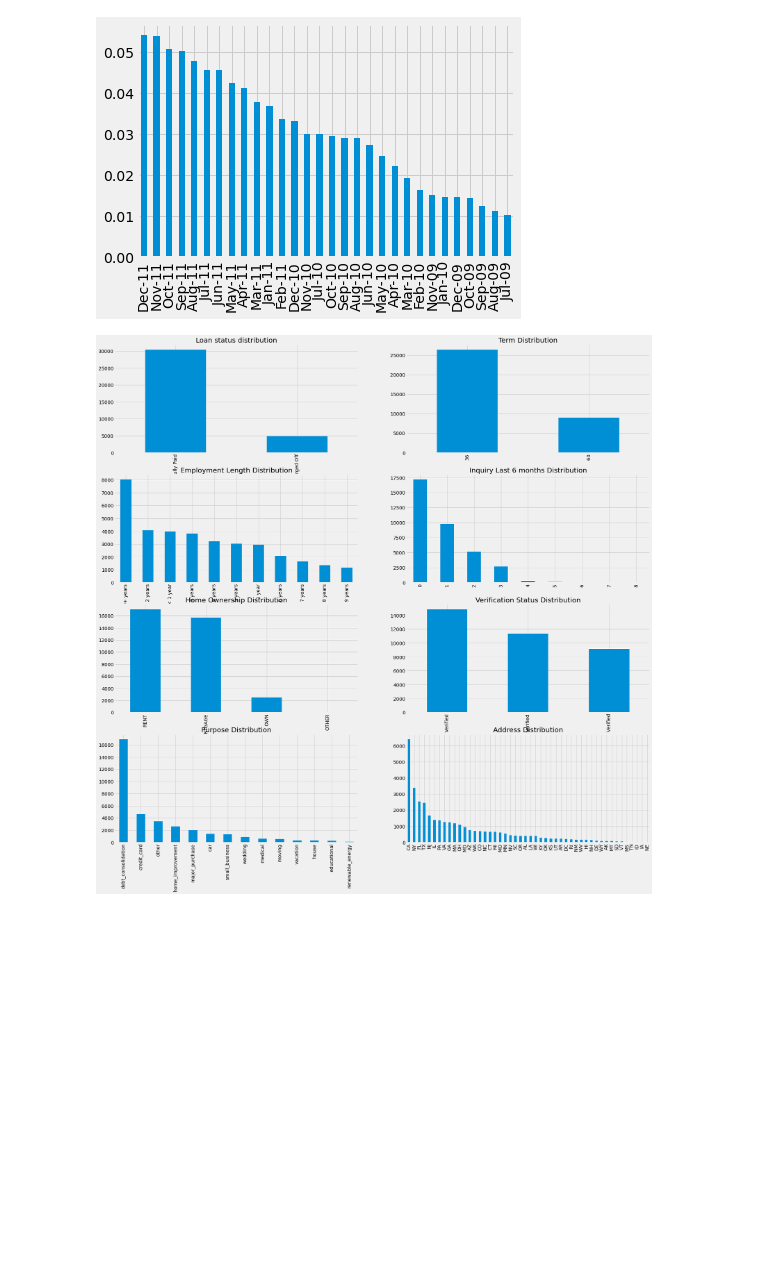
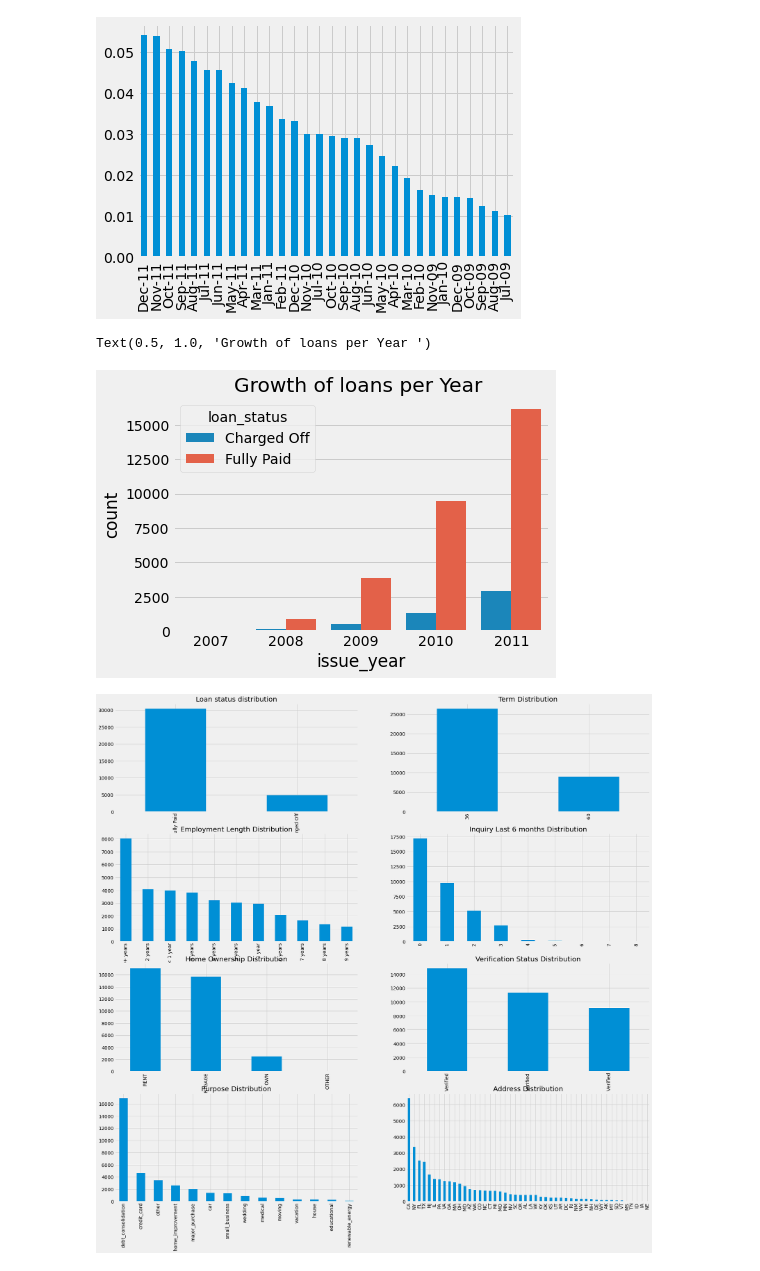
Before and after one commit to rramchan12/Lending-Club-EDA-CaseStudy, a Jupyter notebook: Lending_Club_EDA_Analysis.ipynb, the cells around one changed output. Cells and saved outputs as stored; diff of their text form; code cells hidden in the pictures; blank space fills up the shorter version.

```diff
--- a/Lending_Club_EDA_Analysis.ipynb
+++ b/Lending_Club_EDA_Analysis.ipynb
@@ -561,6 +567,21 @@ loan_analysis_df.issue_d.value_counts(normalize=True).head(30).plot.bar()
 plt.style.use('fivethirtyeight')
 # %% [output]
 [figure]
+# %%
+loan_analysis_df.issue_d = pd.to_datetime(loan_analysis_df.issue_d, format='%b-%y')
+loan_analysis_df['issue_month'] = loan_analysis_df.issue_d.dt.month
+loan_analysis_df['issue_year'] = loan_analysis_df.issue_d.dt.year
+
+year_growth = loan_analysis_df.groupby(['issue_year','loan_status'])['loan_status'].agg(['count'])
+year_growth = year_growth.reset_index()
+year_growth
+#pd.crosstab(year_growth, issue_year, loan_status)
+
+ax = sns.barplot(data=year_growth, x="issue_year", y="count", hue='loan_status')
+plt.title("Growth of loans per Year ")
+# %% [output]
+Text(0.5, 1.0, 'Growth of loans per Year ')
+[figure, added]
 # %%
 plt.figure(figsize=(25, 25))
 
```
Also changed, not shown: parts of 5 cells of this notebook, 1 other file.
